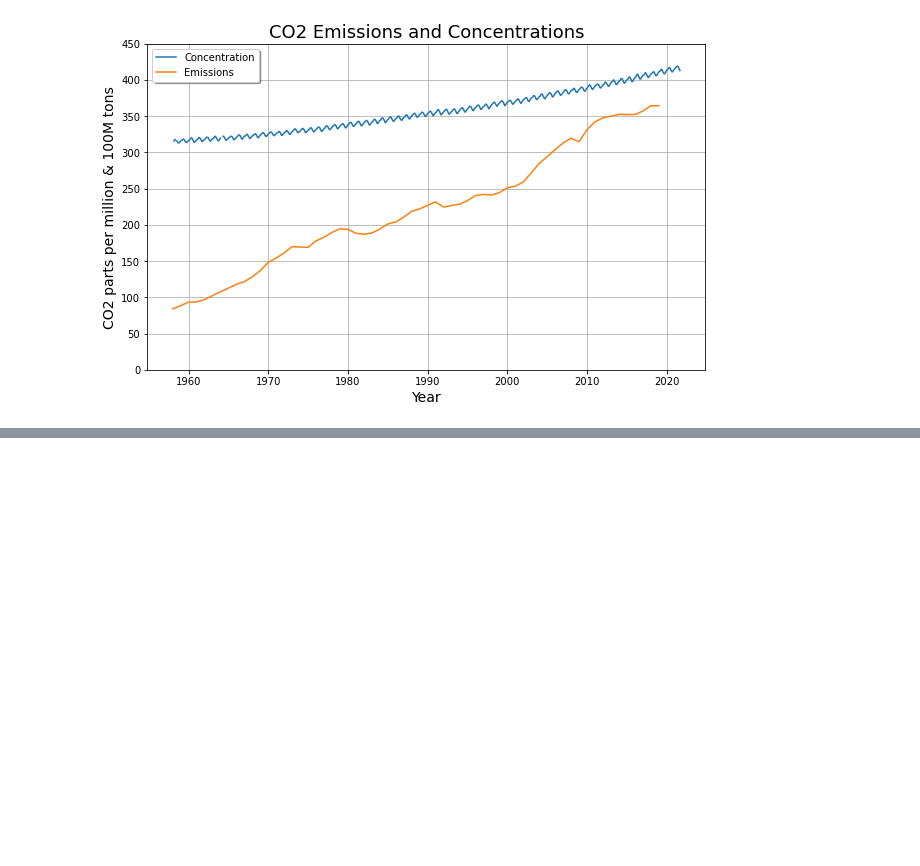
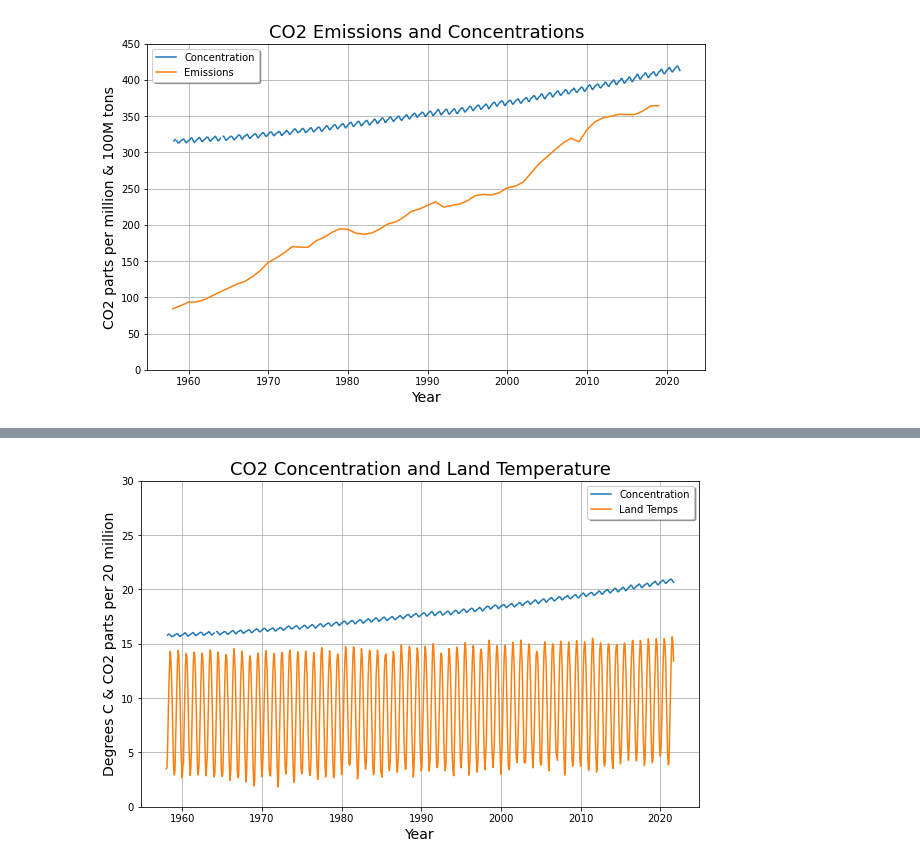
Before and after one commit to BradDoty/Capstone3ClimateChange, a Jupyter notebook: Notebooks/EDA.ipynb, the cells around one changed output, grey strips where cells are left out. Drawn from its saved outputs; the diff is of its cells as text; code cells hidden in the pictures; blank space fills up the shorter version.

```diff
--- a/Notebooks/EDA.ipynb
+++ b/Notebooks/EDA.ipynb
@@ -208,0 +302,4 @@ plt.legend()
+# %%
+plotSeriesTogether(CO2, 'CO2 [ppm]', 'Concentration', LandTemp[LandTemp.index > '1957-12-31'], 'Monthly', 'Land Temps', 'CO2 Concentration and Land Temperature', 'Degrees C & CO2 parts per 20 million', 'Year', fact1=1/20, ymax=30)
+# %% [output]
+[figure, added]
```
Also changed, not shown: parts of 25 cells of this notebook.
